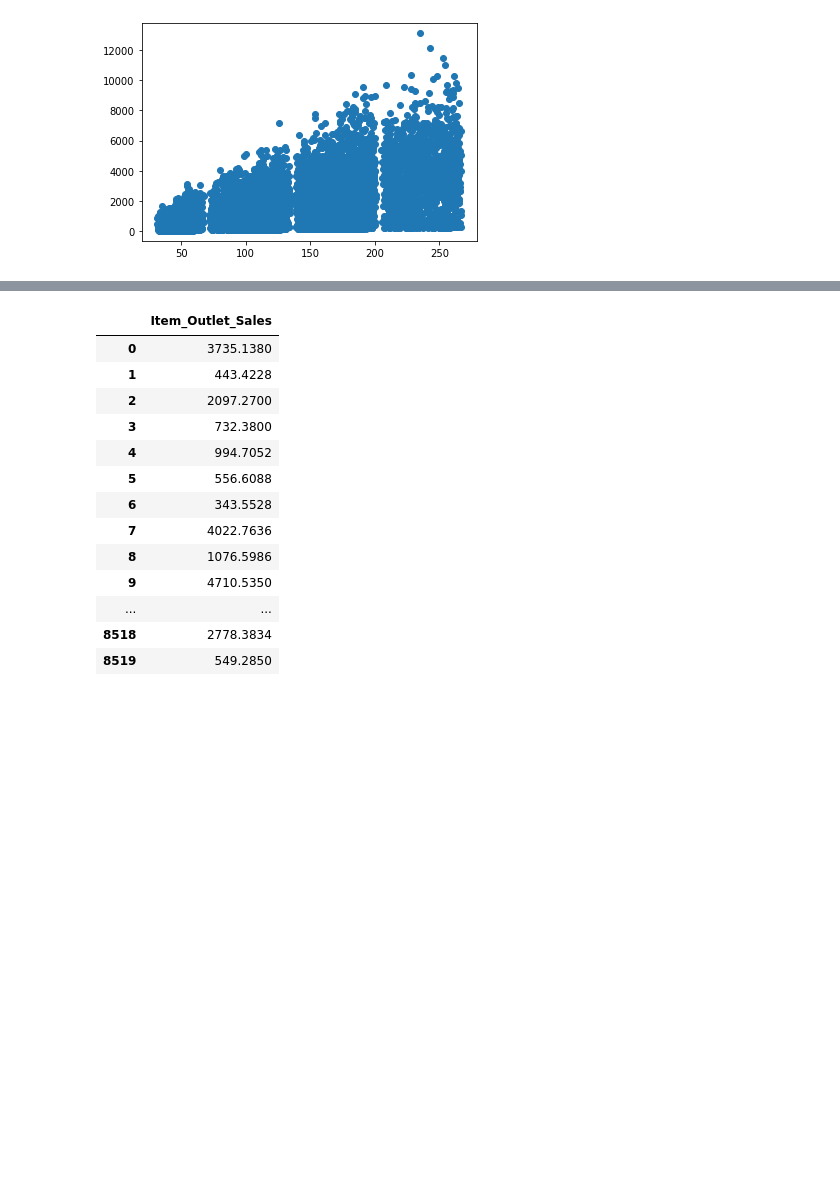
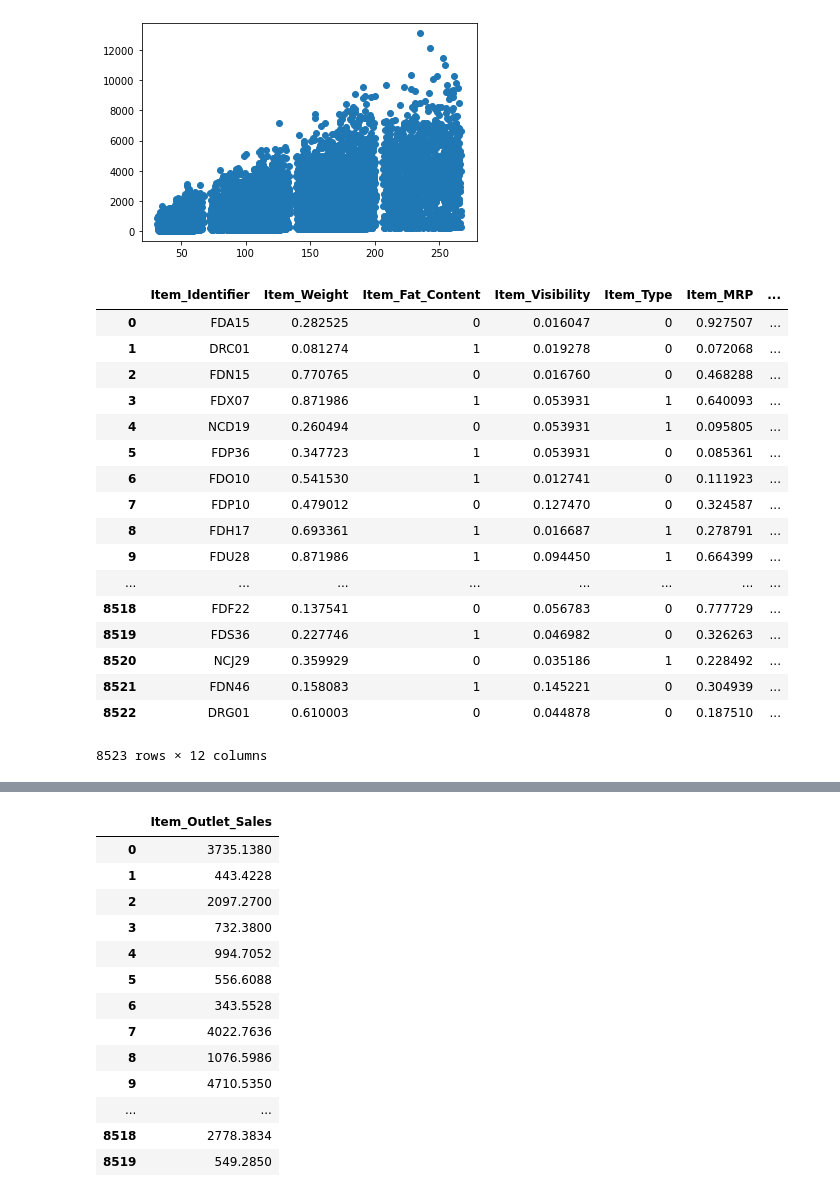
Before and after one commit to abhaya3108/MachineLearningProjects, a Jupyter notebook: Big Mart Sales III.ipynb, the cells around one changed output, grey strips where cells are left out. Drawn from its saved outputs; the diff is of its cells as text; code cells hidden in the pictures; blank space fills up the shorter version.

```diff
--- a/Big Mart Sales III.ipynb
+++ b/Big Mart Sales III.ipynb
@@ -102,3 +85,26 @@ data['Item_Visibility'] = data['Item_Visibility'].replace(0.000000, data['Item_V
+# %%
+data['Item_Weight'] = normalize(data['Item_Weight'])
+data['Item_MRP'] = normalize(data['Item_MRP'])
+data
+# %% [output]
+|  | Item_Identifier | Item_Weight | Item_Fat_Content | Item_Visibility | Item_Type | Item_MRP | ... |
+| 0 | FDA15 | 0.282525 | 0 | 0.016047 | 0 | 0.927507 | ... |
+| 1 | DRC01 | 0.081274 | 1 | 0.019278 | 0 | 0.072068 | ... |
+| 2 | FDN15 | 0.770765 | 0 | 0.016760 | 0 | 0.468288 | ... |
+| 3 | FDX07 | 0.871986 | 1 | 0.053931 | 1 | 0.640093 | ... |
+| 4 | NCD19 | 0.260494 | 0 | 0.053931 | 1 | 0.095805 | ... |
+| 5 | FDP36 | 0.347723 | 1 | 0.053931 | 0 | 0.085361 | ... |
+| 6 | FDO10 | 0.541530 | 1 | 0.012741 | 0 | 0.111923 | ... |
+| 7 | FDP10 | 0.479012 | 0 | 0.127470 | 0 | 0.324587 | ... |
+| 8 | FDH17 | 0.693361 | 1 | 0.016687 | 1 | 0.278791 | ... |
+| 9 | FDU28 | 0.871986 | 1 | 0.094450 | 1 | 0.664399 | ... |
+| ... | ... | ... | ... | ... | ... | ... | ... |
+| 8518 | FDF22 | 0.137541 | 0 | 0.056783 | 0 | 0.777729 | ... |
+| 8519 | FDS36 | 0.227746 | 1 | 0.046982 | 0 | 0.326263 | ... |
+| 8520 | NCJ29 | 0.359929 | 0 | 0.035186 | 1 | 0.228492 | ... |
+| 8521 | FDN46 | 0.158083 | 1 | 0.145221 | 0 | 0.304939 | ... |
+| 8522 | DRG01 | 0.610003 | 0 | 0.044878 | 0 | 0.187510 | ... |
+8523 rows × 12 columns
 # %%
 X = data.drop(['Item_Identifier', 'Outlet_Identifier','Item_Outlet_Sales','Outlet_Establishment_Year'], axis=1)
 X
```
Also changed, not shown: parts of 7 cells of this notebook.
